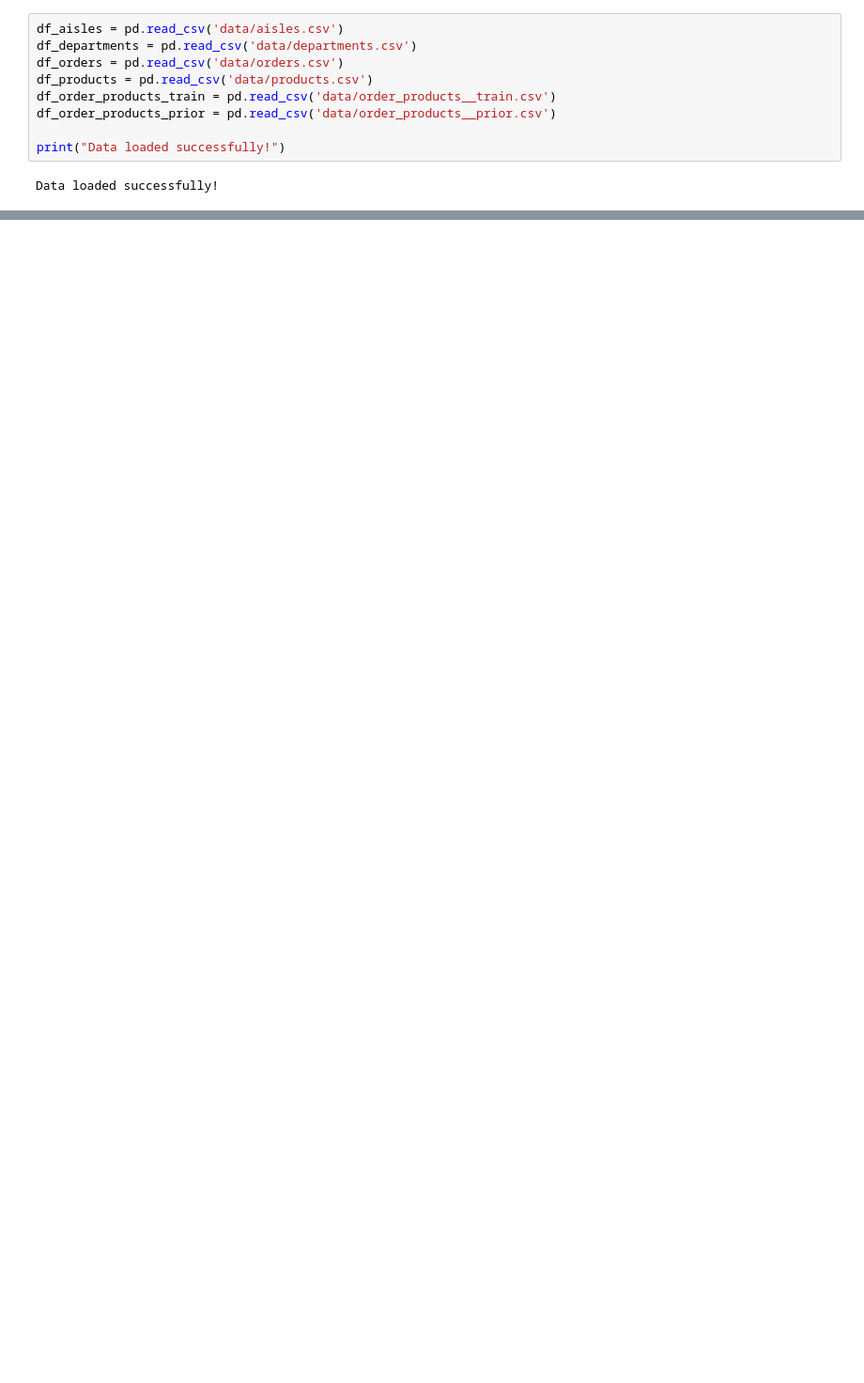
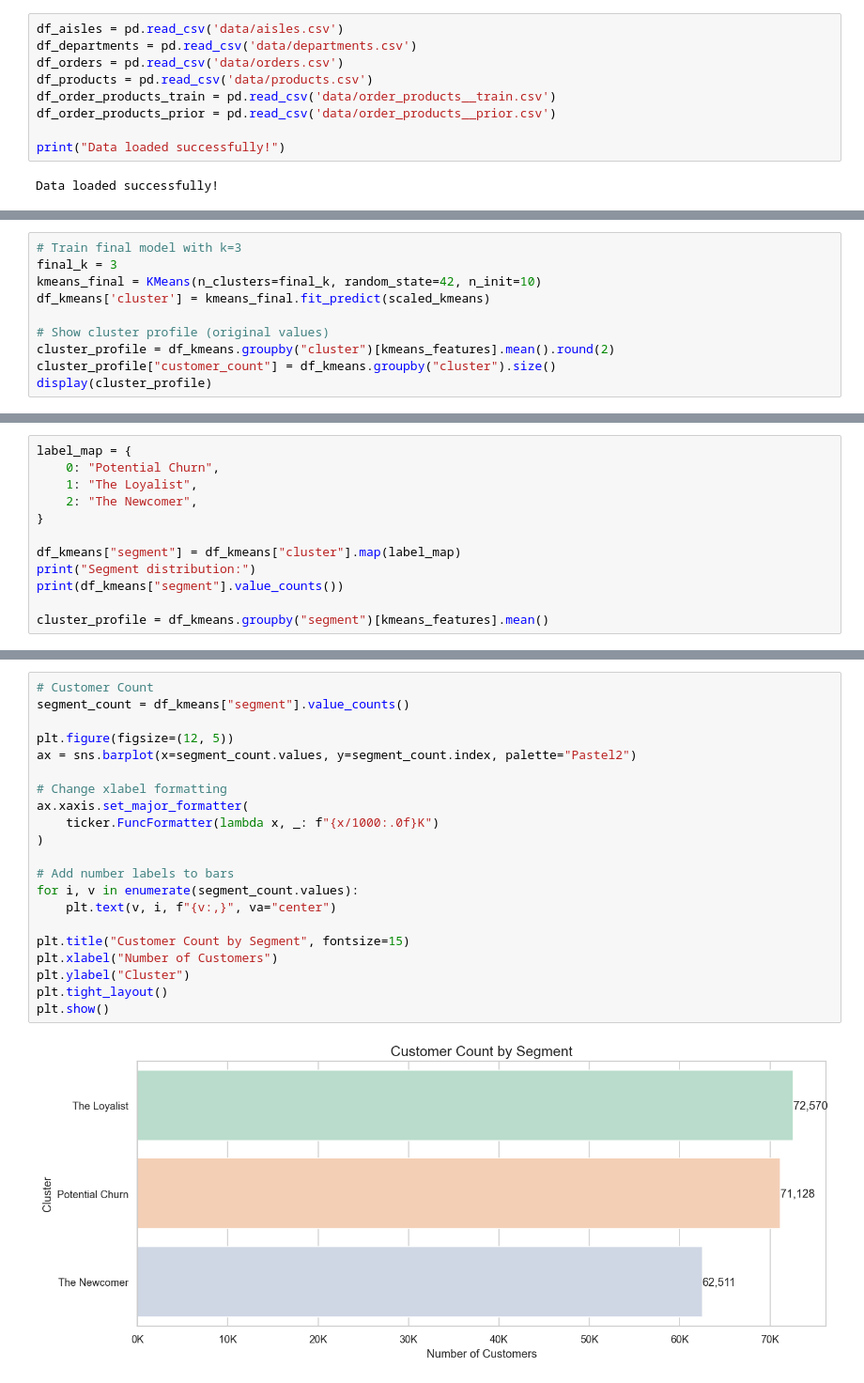
Before and after one commit to nivalix/instacart-customer-behaviour-analysis, a Jupyter notebook: customer_behaviour_analysis.ipynb, the cells around one changed output, grey strips where cells are left out. Shown at 94% size. Cells and saved outputs as stored; diff of their text form; blank space fills up the shorter version.

```diff
--- a/customer_behaviour_analysis.ipynb
+++ b/customer_behaviour_analysis.ipynb
@@ -338,0 +502,10 @@ As a recommendation, I suggest ensuring stocks are available for the products in
+# %%
+# Train final model with k=3
+final_k = 3
+kmeans_final = KMeans(n_clusters=final_k, random_state=42, n_init=10)
+df_kmeans['cluster'] = kmeans_final.fit_predict(scaled_kmeans)
+
+# Show cluster profile (original values)
+cluster_profile = df_kmeans.groupby("cluster")[kmeans_features].mean().round(2)
+cluster_profile["customer_count"] = df_kmeans.groupby("cluster").size()
+display(cluster_profile)
@@ -338,0 +528,12 @@ As a recommendation, I suggest ensuring stocks are available for the products in
+# %%
+label_map = {
+    0: "Potential Churn",
+    1: "The Loyalist",
+    2: "The Newcomer",
+}
+
+df_kmeans["segment"] = df_kmeans["cluster"].map(label_map)
+print("Segment distribution:")
+print(df_kmeans["segment"].value_counts())
+
+cluster_profile = df_kmeans.groupby("segment")[kmeans_features].mean()
@@ -338,0 +549,23 @@ As a recommendation, I suggest ensuring stocks are available for the products in
+# %%
+# Customer Count
+segment_count = df_kmeans["segment"].value_counts()
+
+plt.figure(figsize=(12, 5))
+ax = sns.barplot(x=segment_count.values, y=segment_count.index, palette="Pastel2")
+
+# Change xlabel formatting
+ax.xaxis.set_major_formatter(
+    ticker.FuncFormatter(lambda x, _: f"{x/1000:.0f}K")
+)
+
+# Add number labels to bars
+for i, v in enumerate(segment_count.values):
+    plt.text(v, i, f"{v:,}", va="center")
+
+plt.title("Customer Count by Segment", fontsize=15)
+plt.xlabel("Number of Customers")
+plt.ylabel("Cluster")
+plt.tight_layout()
+plt.show()
+# %% [output]
+[figure, added]
```
Also changed, not shown: parts of 45 cells of this notebook, 1 other file.
